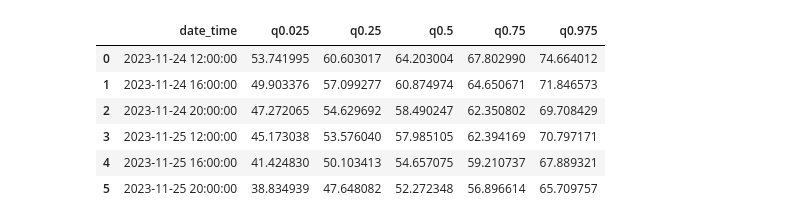
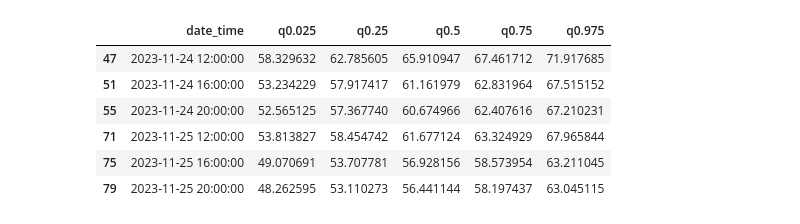
Before and after one commit to mweinreuter/PTSFC, a Jupyter notebook: energy_consumption/models/lasso/lasso.ipynb, the cells around one changed output. Drawn from its saved outputs; the diff is of its cells as text; code cells hidden in the pictures.

```diff
--- a/energy_consumption/models/lasso/lasso.ipynb
+++ b/energy_consumption/models/lasso/lasso.ipynb
@@ -155,14 +57,10 @@ Three different feature-selections to train with
 # %%
-from sklearn.linear_model import LassoCV
-from sklearn.model_selection import TimeSeriesSplit
-import matplotlib.pyplot as plt
-
 # Time-based split for time series data
-tscv = TimeSeriesSplit(n_splits=20)  # Adjust the number of splits as needed
+tscv = TimeSeriesSplit(n_splits=20, test_size=100)  # Adjust the number of splits as needed
 
 # Create LassoCV model with time series cross-validation
 # let alphas = None to automatically compute best alpha
-lasso_cv = LassoCV(cv=tscv,max_iter=10000)
+lasso_cv = LassoCV(cv=tscv,max_iter=1000)
 
 # Fit the model on the scaled data
 lasso_cv.fit(X_pol, y)
@@ -276,0 +229,12 @@ def get_interaction_and_pol_terms(X):
+# %%
+def get_interaction_and_pol_terms(X):
+
+    # interaction term for sun_hours and tavg
+    X['sun_hours_tavg'] = X['sun_hours'] * X['tavg']
+
+    # Add polynomials
+    X['tavg_2'] = X['tavg']**2
+    X['wspd_2'] = X['wspd']**2
+    X['sun_hours_2'] = X['sun_hours']**2
+
+    return X
@@ -277,55 +290,48 @@ def get_interaction_and_pol_terms(X):
 # %%
-from energy_consumption.feature_selection.clean.impute_outliers import impute_outliers
+import pandas as pd
+import numpy as np
+
+import statsmodels.api as sm
+from sklearn.linear_model import Lasso
+from sklearn.metrics import mean_squared_error
+
+from energy_consumption.feature_selection.extract import extract_energy_data, extract_all_features
+from energy_consumption.help_functions import get_forecast_timestamps, create_submission_frame
 
 def get_Lasso_forecasts(energydata=pd.DataFrame(), indexes=[47, 51, 55, 71, 75, 79],
                         quantiles=[0.025, 0.25, 0.5, 0.75, 0.975], periods=100):
 
     # get standardized features
     energydata = extract_all_features.get_energy_and_standardized_features(
-        lasso=True)[-15124:]
+        lasso=True)[-54027:]
 
     # split df
     y = energydata[['energy_consumption']]
     X = energydata.drop(columns=['energy_consumption'])
-    X = sm.add_constant(X, has_constant="add")
-    X_int_pol = get_interaction_and_pol_terms(X)
+    X.insert(loc=0, column='constant', value=1)
+    X = get_interaction_and_pol_terms(X)
 
     # fit Lasso Regression with best alpha
-    lasso = Lasso(alpha=0.0531)
+    lasso = Lasso(alpha=0.0547)
 
     # Fit the model on the scaled data
-    lasso.fit(X_int_pol, y)
+    lasso.fit(X, y)
 
     # create dataframe to store forecast quantiles
     X_fc = get_forecast_timestamps.forecast_timestamps(
         energydata.index[-1])
     X_fc = extract_all_features.get_energy_and_standardized_features(
         X_fc, lasso=True)
-    X_fc = sm.add_constant(X_fc, has_constant='add')
-
-    # approximate sun_hours by last observation
-    last_obs = len(X_int_pol) - 1
-    sun_hours_val = float(X_int_pol.iloc[last_obs][['sun_hours']])
-    X_fc['sun_hours'] = sun_hours_val
-    X_fc_int_pol = get_interaction_and_pol_terms(X_fc)
-
-    print(X_fc_int_pol.head(5))
-    print(X_fc_int_pol.info())
+    X_fc = get_interaction_and_pol_terms(X_fc)
+    X_fc.insert(loc=0, column='constant', value=1)
 
     # estimate forecast means
-    mean_est = lasso.predict(X_fc_int_pol)[indexes]
-
-    # estimate forecast stds
-    mean_est_hist = lasso.predict(X_int_pol)
-    variance_est = mean_squared_error(
-        y, mean_est_hist)
-    indexes_shiftforw = [index+1 for index in indexes]
-    forecast_std = np.array([lasso_functions.estimate_forecast_std(
-        variance_est, horizon) for horizon in indexes_shiftforw])
+    mean_est = lasso.predict(X_fc).flatten()
 
     # estimate quantile forecasts
-    quantile_forecasts = lasso_functions.get_quantiles(
-        mean_est, forecast_std, quantiles)
+    quantile_forecasts = get_quantiles(
+        mean_est, quantiles).iloc[indexes]
+
 
     # return quantile forecasts in terms of absolute evaluation
     abs_eval = len(quantiles) != 6
@@ -350,7 +356,6 @@ def get_Lasso_forecasts(energydata=pd.DataFrame(), indexes=[47, 51, 55, 71, 75,
         return forecast_frame
 
 
-
 forecast_frame = get_Lasso_forecasts()
 forecast_frame
 # %% [output]
@@ -374,7 +368,7 @@ None
 |  | date_time | q0.025 | q0.25 | q0.5 | q0.75 | q0.975 |
-| 0 | 2023-11-24 12:00:00 | 53.741995 | 60.603017 | 64.203004 | 67.802990 | 74.664012 |
-| 1 | 2023-11-24 16:00:00 | 49.903376 | 57.099277 | 60.874974 | 64.650671 | 71.846573 |
-| 2 | 2023-11-24 20:00:00 | 47.272065 | 54.629692 | 58.490247 | 62.350802 | 69.708429 |
-| 3 | 2023-11-25 12:00:00 | 45.173038 | 53.576040 | 57.985105 | 62.394169 | 70.797171 |
-| 4 | 2023-11-25 16:00:00 | 41.424830 | 50.103413 | 54.657075 | 59.210737 | 67.889321 |
-| 5 | 2023-11-25 20:00:00 | 38.834939 | 47.648082 | 52.272348 | 56.896614 | 65.709757 |
+| 47 | 2023-11-24 12:00:00 | 58.329632 | 62.785605 | 65.910947 | 67.461712 | 71.917685 |
+| 51 | 2023-11-24 16:00:00 | 53.234229 | 57.917417 | 61.161979 | 62.831964 | 67.515152 |
+| 55 | 2023-11-24 20:00:00 | 52.565125 | 57.367740 | 60.674966 | 62.407616 | 67.210231 |
+| 71 | 2023-11-25 12:00:00 | 53.813827 | 58.454742 | 61.677124 | 63.324929 | 67.965844 |
+| 75 | 2023-11-25 16:00:00 | 49.070691 | 53.707781 | 56.928156 | 58.573954 | 63.211045 |
+| 79 | 2023-11-25 20:00:00 | 48.262595 | 53.110273 | 56.441144 | 58.197437 | 63.045115 |
```
Also changed, not shown: parts of 30 cells of this notebook, 46 other files.
